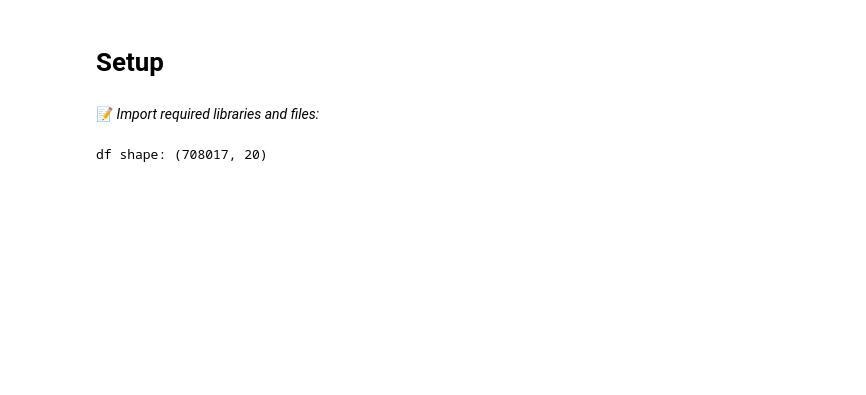
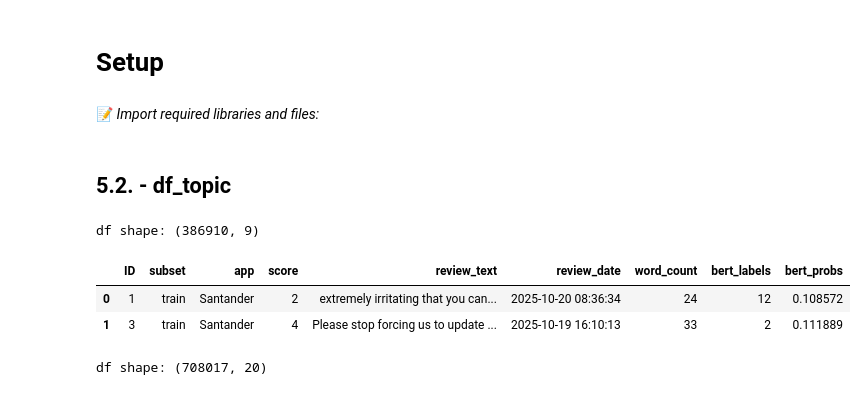
Before and after one commit to pcatarino88/banking_app_reviews, a Jupyter notebook: notebooks/5. Deployment.ipynb, the cells around one changed output. Cells and saved outputs as stored; diff of their text form; code cells hidden in the pictures; blank space fills up the shorter version.

```diff
--- a/notebooks/5. Deployment.ipynb
+++ b/notebooks/5. Deployment.ipynb
@@ -12,3 +12,15 @@ import json, joblib
 # -- 5.2. Analysis of the results
 import matplotlib.pyplot as plt
 from matplotlib.ticker import FuncFormatter
+# %% [markdown]
+## 5.2. - df_topic
+# %%
+path = "../assets/df_topic.parquet"
+df_topic = pd.read_parquet(path)
+print(f"df shape: {df_topic.shape}")
+df_topic.head(2)
+# %% [output]
+df shape: (386910, 9)
+|  | ID | subset | app | score | review_text | review_date | word_count | bert_labels | bert_probs |
+| 0 | 1 | train | Santander | 2 | extremely irritating that you can... | 2025-10-20 08:36:34 | 24 | 12 | 0.108572 |
+| 1 | 3 | train | Santander | 4 | Please stop forcing us to update ... | 2025-10-19 16:10:13 | 33 | 2 | 0.111889 |
```
Also changed, not shown: parts of 2 cells of this notebook, 5 other files.
